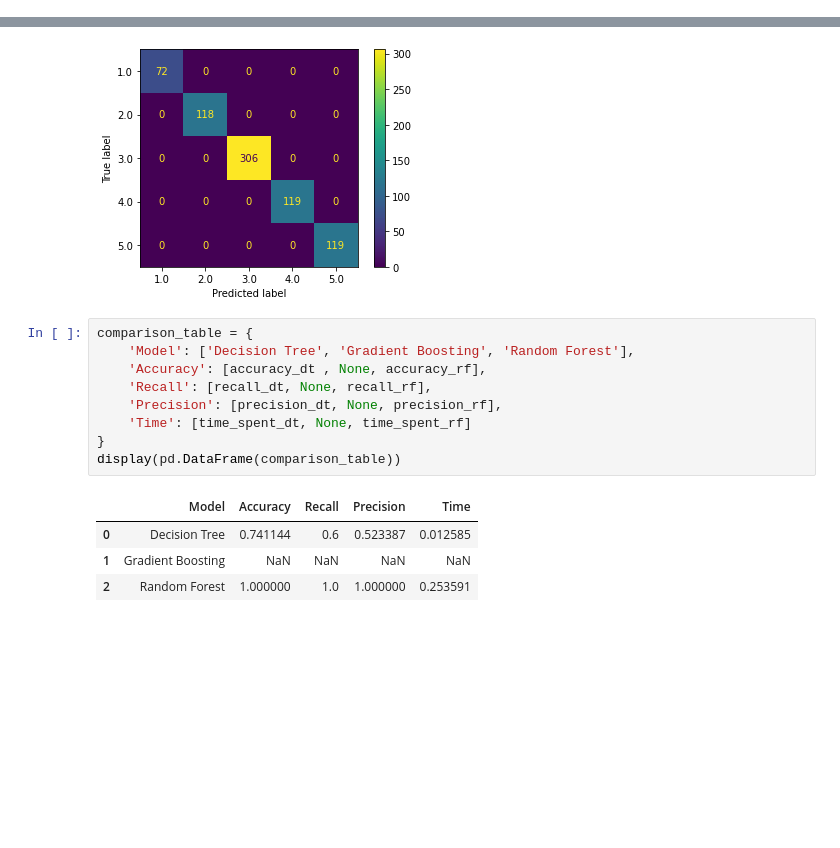
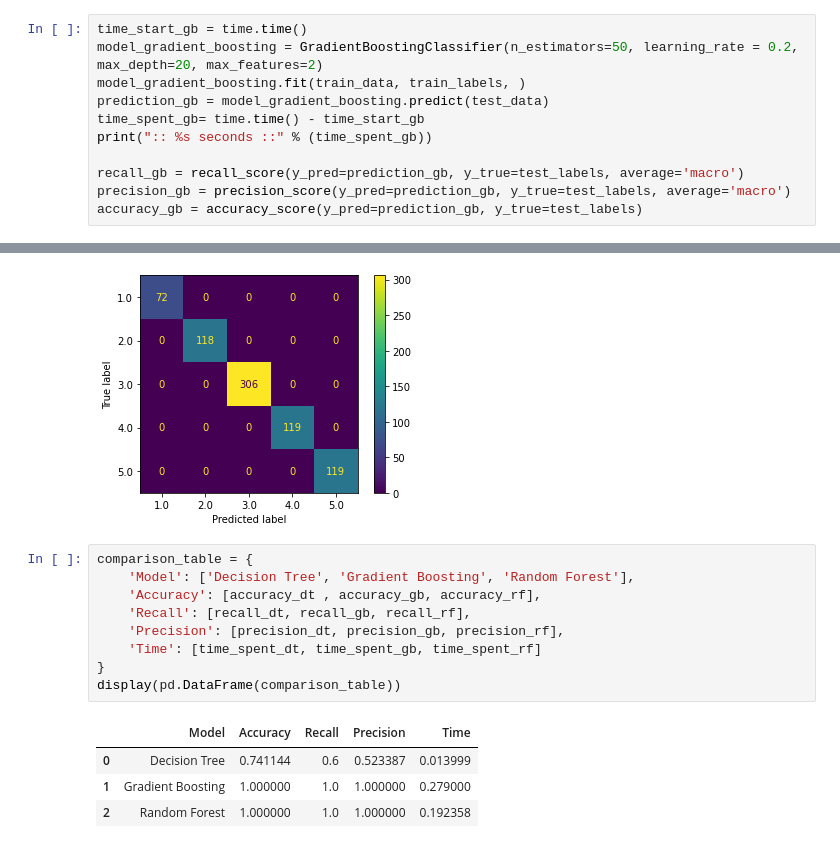
Before and after one commit to angusryoung/CSI4142-world-health-project, a Jupyter notebook: DataMining.ipynb, the cells around one changed output, grey strips where cells are left out. Saved outputs shown, nothing was run; the diff lists cells and outputs as text; blank space fills up the shorter version.

```diff
--- a/DataMining.ipynb
+++ b/DataMining.ipynb
@@ -199,3 +199,14 @@ plot_tree(model_decision_tree)
 [figure]
 # %% [markdown]
 ### Gradient Boosting Model
+# %%
+time_start_gb = time.time()
+model_gradient_boosting = GradientBoostingClassifier(n_estimators=50, learning_rate = 0.2, max_depth=20, max_features=2)
+model_gradient_boosting.fit(train_data, train_labels, )
+prediction_gb = model_gradient_boosting.predict(test_data)
+time_spent_gb= time.time() - time_start_gb
+print(":: %s seconds ::" % (time_spent_gb))
+
+recall_gb = recall_score(y_pred=prediction_gb, y_true=test_labels, average='macro')
+precision_gb = precision_score(y_pred=prediction_gb, y_true=test_labels, average='macro')
+accuracy_gb = accuracy_score(y_pred=prediction_gb, y_true=test_labels)
@@ -232,14 +245,14 @@ Confusion Matrix order: Decision Tree, Gradient Boosting, Random Forest
 # %%
 comparison_table = {
     'Model': ['Decision Tree', 'Gradient Boosting', 'Random Forest'],
-    'Accuracy': [accuracy_dt , None, accuracy_rf],
-    'Recall': [recall_dt, None, recall_rf],
-    'Precision': [precision_dt, None, precision_rf],
-    'Time': [time_spent_dt, None, time_spent_rf]
+    'Accuracy': [accuracy_dt , accuracy_gb, accuracy_rf],
+    'Recall': [recall_dt, recall_gb, recall_rf],
+    'Precision': [precision_dt, precision_gb, precision_rf],
+    'Time': [time_spent_dt, time_spent_gb, time_spent_rf]
 }
 display(pd.DataFrame(comparison_table))
 # %% [output]
 |  | Model | Accuracy | Recall | Precision | Time |
-| 0 | Decision Tree | 0.741144 | 0.6 | 0.523387 | 0.012585 |
-| 1 | Gradient Boosting | NaN | NaN | NaN | NaN |
-| 2 | Random Forest | 1.000000 | 1.0 | 1.000000 | 0.253591 |
+| 0 | Decision Tree | 0.741144 | 0.6 | 0.523387 | 0.013999 |
+| 1 | Gradient Boosting | 1.000000 | 1.0 | 1.000000 | 0.279000 |
+| 2 | Random Forest | 1.000000 | 1.0 | 1.000000 | 0.192358 |
```
Also changed, not shown: parts of 3 cells of this notebook.
